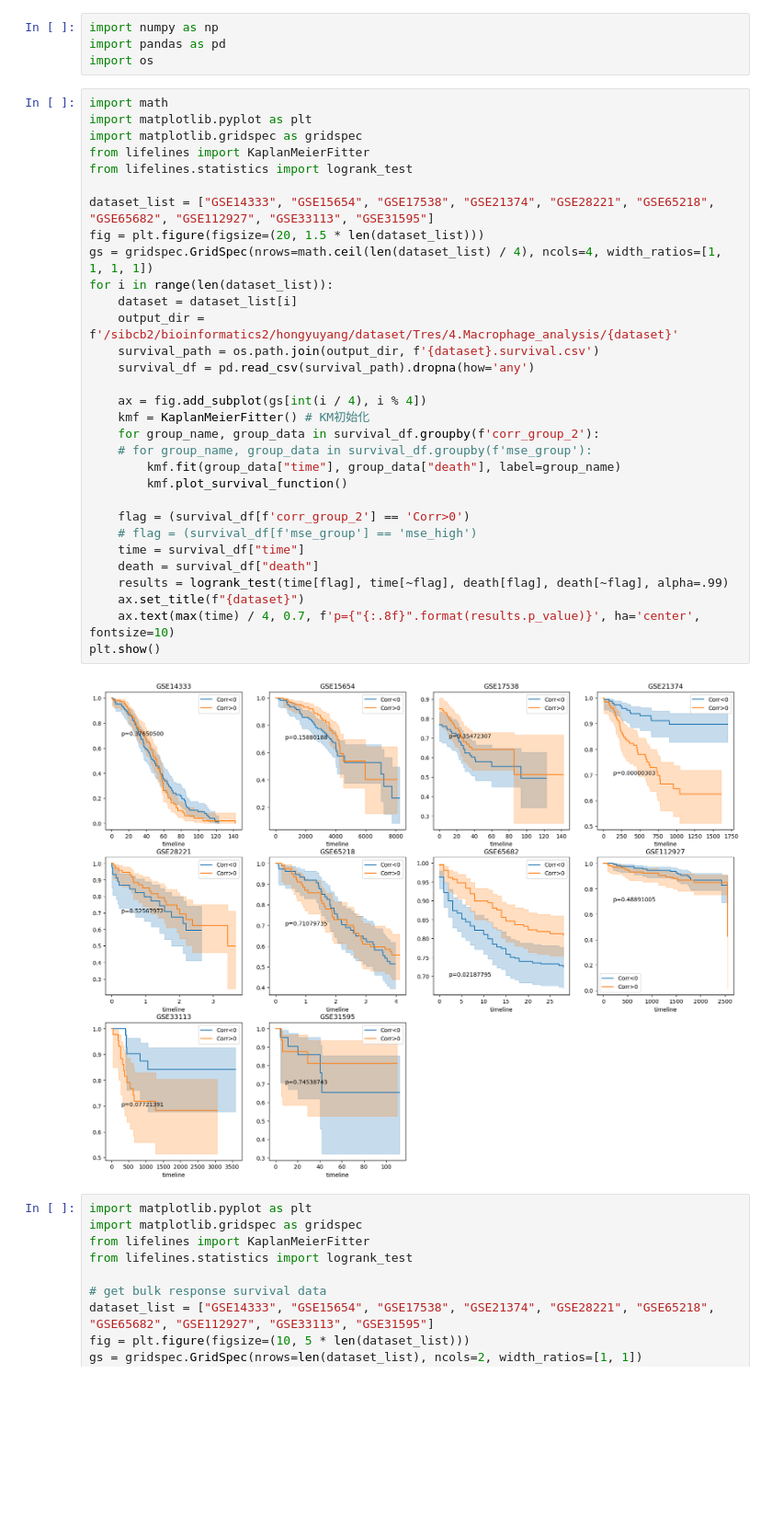
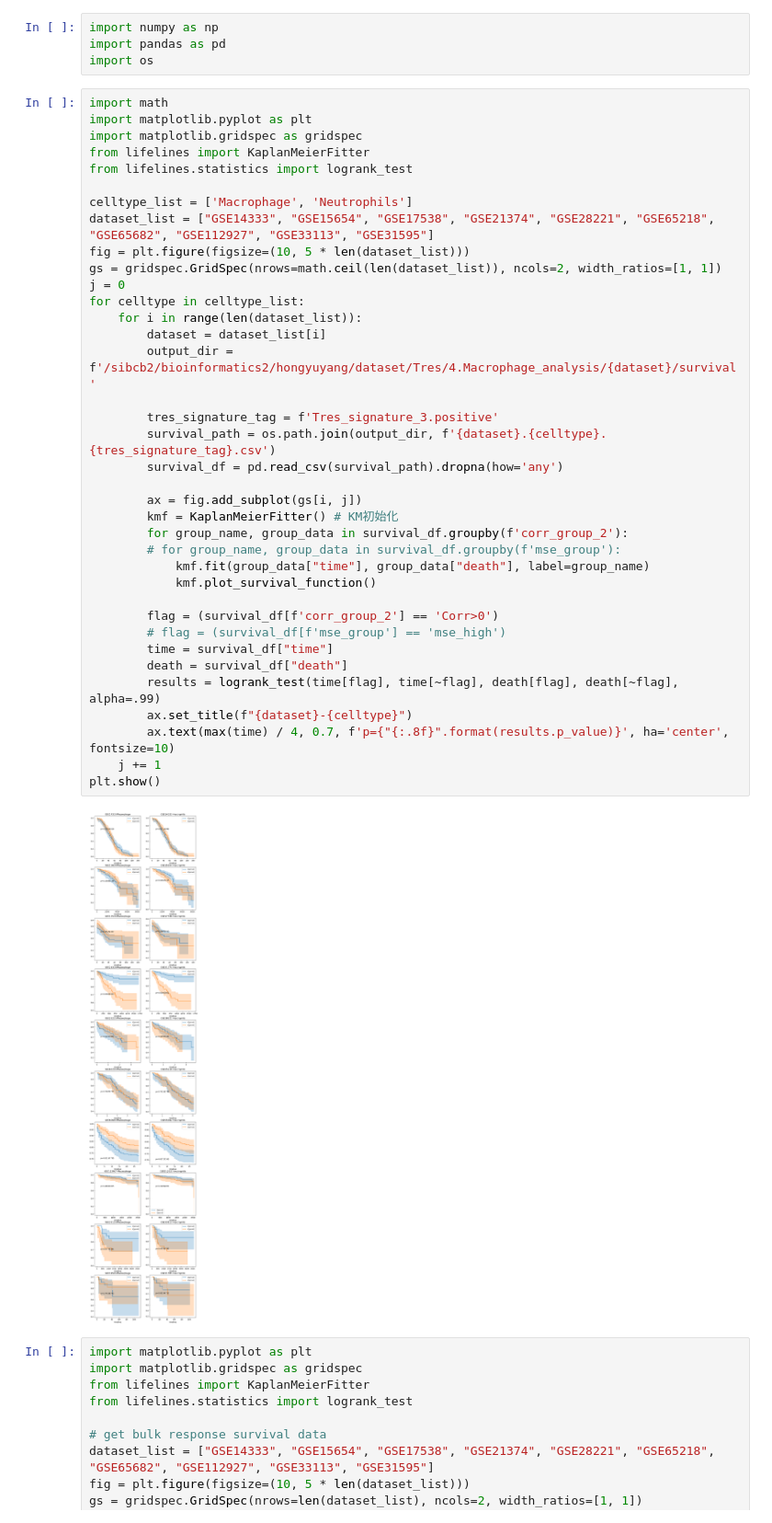
Before and after one commit to yoyoong/Tres, a Jupyter notebook: 4.Macrophage_analysis/validation_plot.ipynb, the cells around one changed output. Shown at 92% size. Drawn from its saved outputs; the diff is of its cells as text; blank space fills up the shorter version.

```diff
--- a/4.Macrophage_analysis/validation_plot.ipynb
+++ b/4.Macrophage_analysis/validation_plot.ipynb
@@ -5,36 +5,42 @@ import os
 # %%
 import math
 import matplotlib.pyplot as plt
 import matplotlib.gridspec as gridspec
 from lifelines import KaplanMeierFitter
 from lifelines.statistics import logrank_test
 
+celltype_list = ['Macrophage', 'Neutrophils']
 dataset_list = ["GSE14333", "GSE15654", "GSE17538", "GSE21374", "GSE28221", "GSE65218", "GSE65682", "GSE112927", "GSE33113", "GSE31595"]
-fig = plt.figure(figsize=(20, 1.5 * len(dataset_list)))
-gs = gridspec.GridSpec(nrows=math.ceil(len(dataset_list) / 4), ncols=4, width_ratios=[1, 1, 1, 1])
-for i in range(len(dataset_list)):
-    dataset = dataset_list[i]
-    output_dir = f'/sibcb2/bioinformatics2/hongyuyang/dataset/Tres/4.Macrophage_analysis/{dataset}'
-    survival_path = os.path.join(output_dir, f'{dataset}.survival.csv')
-    survival_df = pd.read_csv(survival_path).dropna(how='any')
+fig = plt.figure(figsize=(10, 5 * len(dataset_list)))
+gs = gridspec.GridSpec(nrows=math.ceil(len(dataset_list)), ncols=2, width_ratios=[1, 1])
+j = 0
+for celltype in celltype_list:
+    for i in range(len(dataset_list)):
+        dataset = dataset_list[i]
+        output_dir = f'/sibcb2/bioinformatics2/hongyuyang/dataset/Tres/4.Macrophage_analysis/{dataset}/survival'
 
-    ax = fig.add_subplot(gs[int(i / 4), i % 4])
-    kmf = KaplanMeierFitter() # KM初始化
-    for group_name, group_data in survival_df.groupby(f'corr_group_2'):
-    # for group_name, group_data in survival_df.groupby(f'mse_group'):
-        kmf.fit(group_data["time"], group_data["death"], label=group_name)
-        kmf.plot_survival_function()
+        tres_signature_tag = f'Tres_signature_3.positive'
+        survival_path = os.path.join(output_dir, f'{dataset}.{celltype}.{tres_signature_tag}.csv')
+        survival_df = pd.read_csv(survival_path).dropna(how='any')
 
-    flag = (survival_df[f'corr_group_2'] == 'Corr>0')
-    # flag = (survival_df[f'mse_group'] == 'mse_high')
-    time = survival_df["time"]
-    death = survival_df["death"]
-    results = logrank_test(time[flag], time[~flag], death[flag], death[~flag], alpha=.99)
-    ax.set_title(f"{dataset}")
-    ax.text(max(time) / 4, 0.7, f'p={"{:.8f}".format(results.p_value)}', ha='center', fontsize=10)
+        ax = fig.add_subplot(gs[i, j])
+        kmf = KaplanMeierFitter() # KM初始化
+        for group_name, group_data in survival_df.groupby(f'corr_group_2'):
+        # for group_name, group_data in survival_df.groupby(f'mse_group'):
+            kmf.fit(group_data["time"], group_data["death"], label=group_name)
+            kmf.plot_survival_function()
+
+        flag = (survival_df[f'corr_group_2'] == 'Corr>0')
+        # flag = (survival_df[f'mse_group'] == 'mse_high')
+        time = survival_df["time"]
+        death = survival_df["death"]
+        results = logrank_test(time[flag], time[~flag], death[flag], death[~flag], alpha=.99)
+        ax.set_title(f"{dataset}-{celltype}")
+        ax.text(max(time) / 4, 0.7, f'p={"{:.8f}".format(results.p_value)}', ha='center', fontsize=10)
+    j += 1
 plt.show()
 # %% [output]
-[figure, old version]
+[figure, new version]
 # %%
 import matplotlib.pyplot as plt
 import matplotlib.gridspec as gridspec
```
Also changed, not shown: parts of 1 cell of this notebook, 16 other files.
